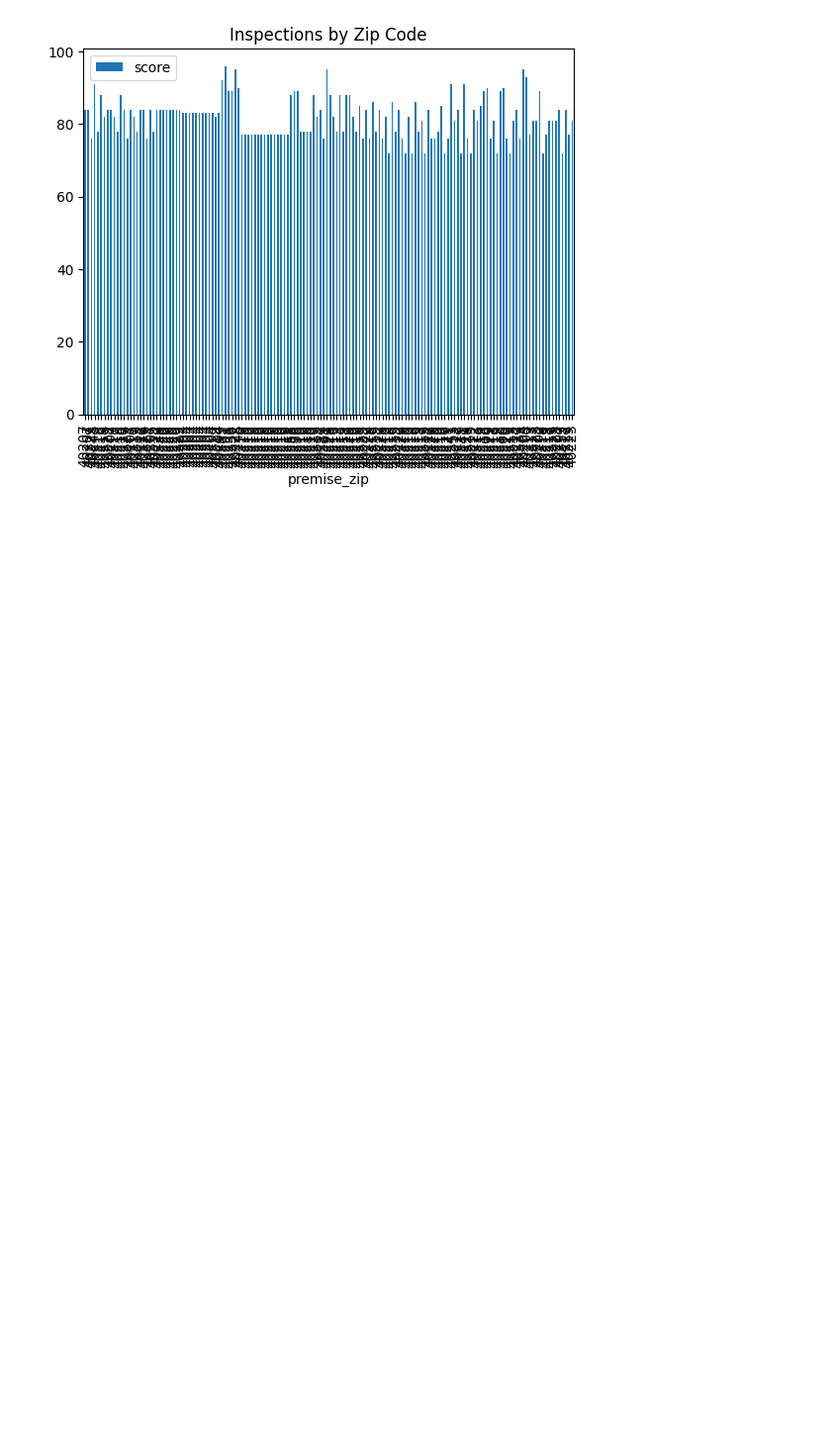
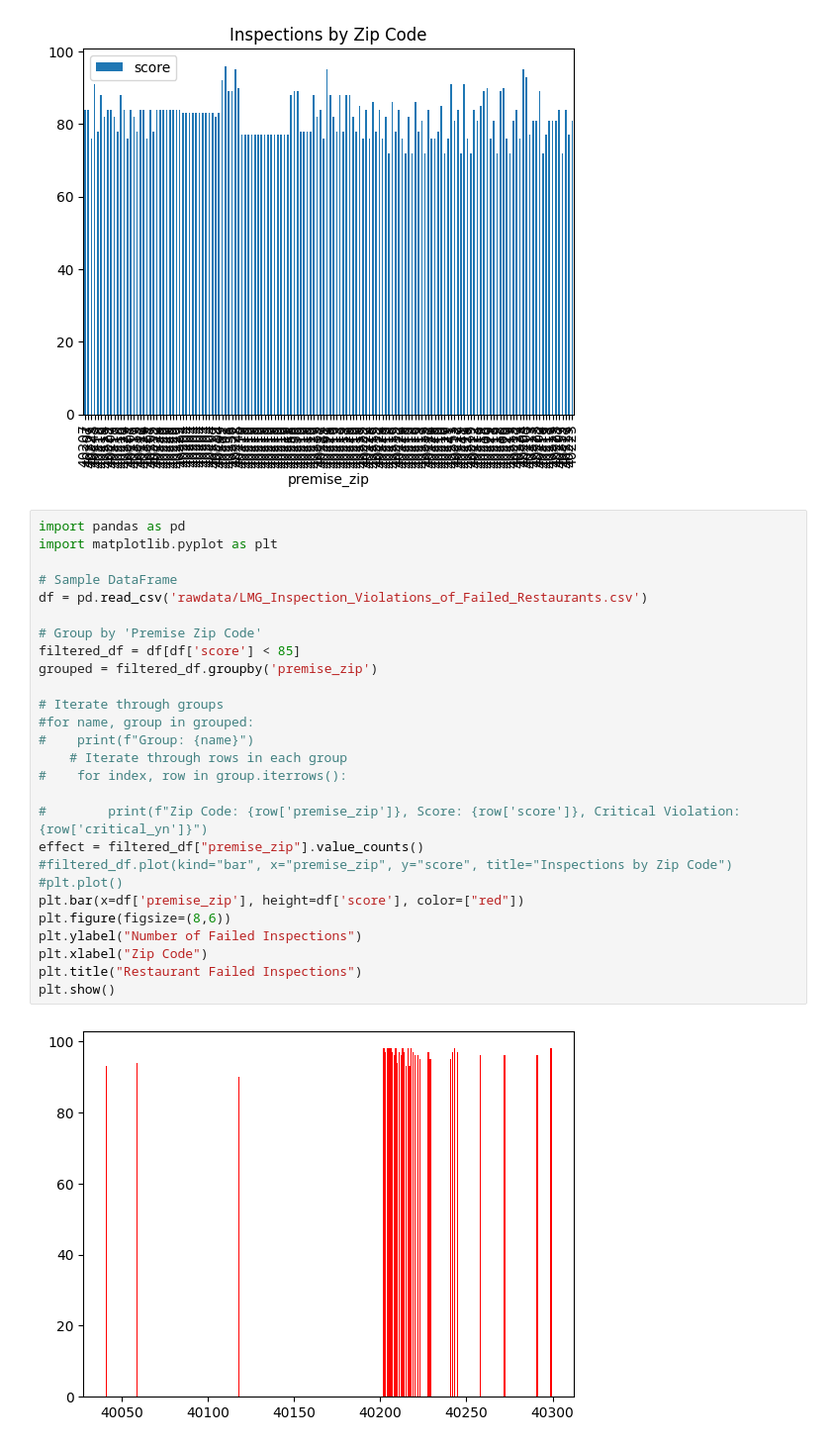
Before and after one commit to Arioch3d/January_Pandas, a Jupyter notebook: Janurary_Pandas_Extra_Assignment/FoodInspections.ipynb, the cells around one changed output. Shown at 99% size. Drawn from its saved outputs; the diff is of its cells as text; blank space fills up the shorter version.

Commit message:
Updated Index File

```diff
--- a/Janurary_Pandas_Extra_Assignment/FoodInspections.ipynb
+++ b/Janurary_Pandas_Extra_Assignment/FoodInspections.ipynb
@@ -59,3 +45,32 @@ plt.plot()
 # %% [output]
 []
 [figure]
+# %%
+import pandas as pd
+import matplotlib.pyplot as plt
+
+# Sample DataFrame
+df = pd.read_csv('rawdata/LMG_Inspection_Violations_of_Failed_Restaurants.csv')
+
+# Group by 'Premise Zip Code'
+filtered_df = df[df['score'] < 85]
+grouped = filtered_df.groupby('premise_zip')
+
+# Iterate through groups
+#for name, group in grouped:
+#    print(f"Group: {name}")
+    # Iterate through rows in each group
+#    for index, row in group.iterrows():
+
+#        print(f"Zip Code: {row['premise_zip']}, Score: {row['score']}, Critical Violation: {row['critical_yn']}")
+effect = filtered_df["premise_zip"].value_counts()
+#filtered_df.plot(kind="bar", x="premise_zip", y="score", title="Inspections by Zip Code")
+#plt.plot()
+plt.bar(x=df['premise_zip'], height=df['score'], color=["red"])
+plt.figure(figsize=(8,6))
+plt.ylabel("Number of Failed Inspections")
+plt.xlabel("Zip Code")
+plt.title("Restaurant Failed Inspections")
+plt.show()
+# %% [output]
+[figure, added]
```
Also changed, not shown: parts of 3 cells of this notebook, 2 other files.
